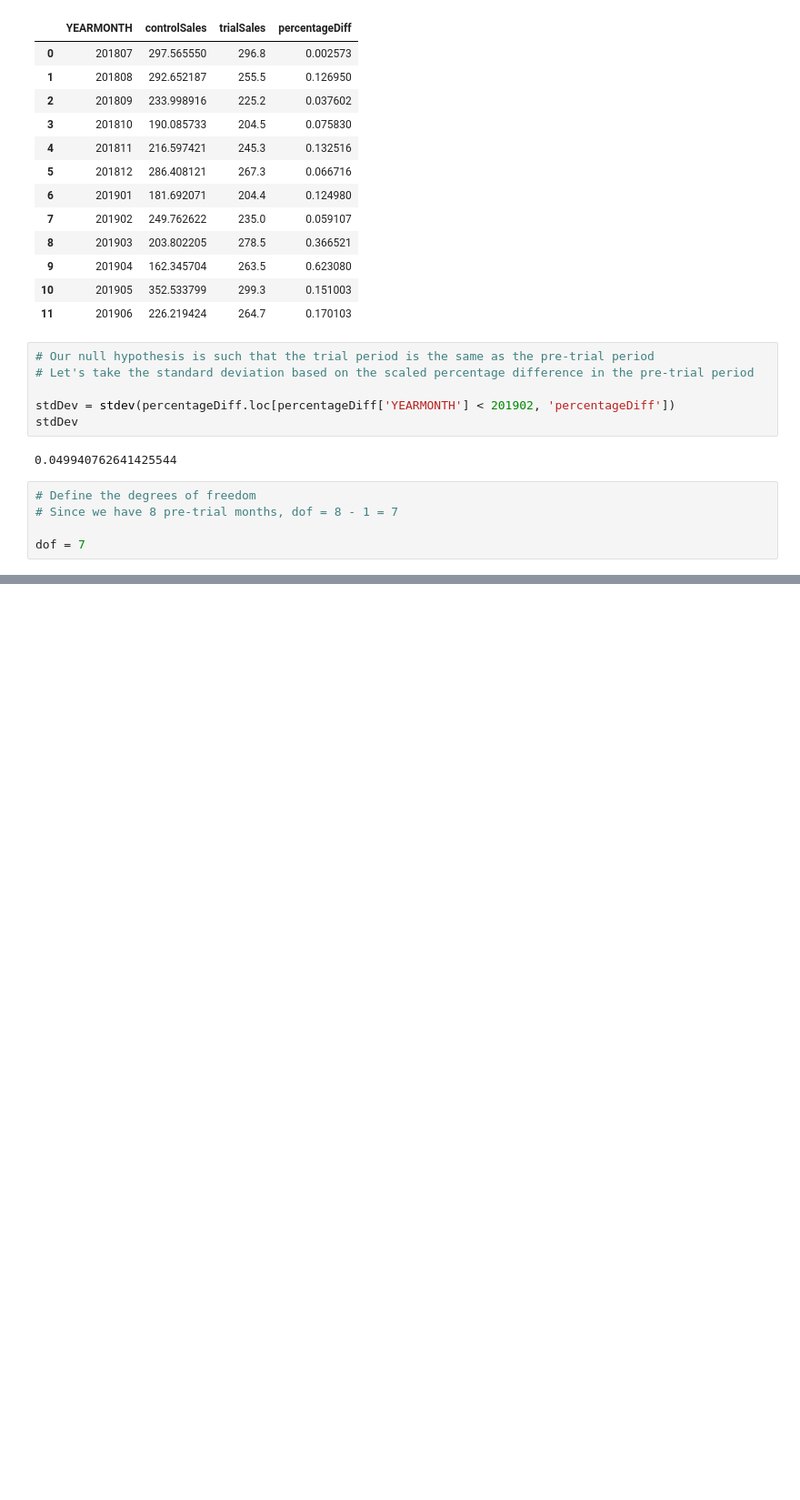
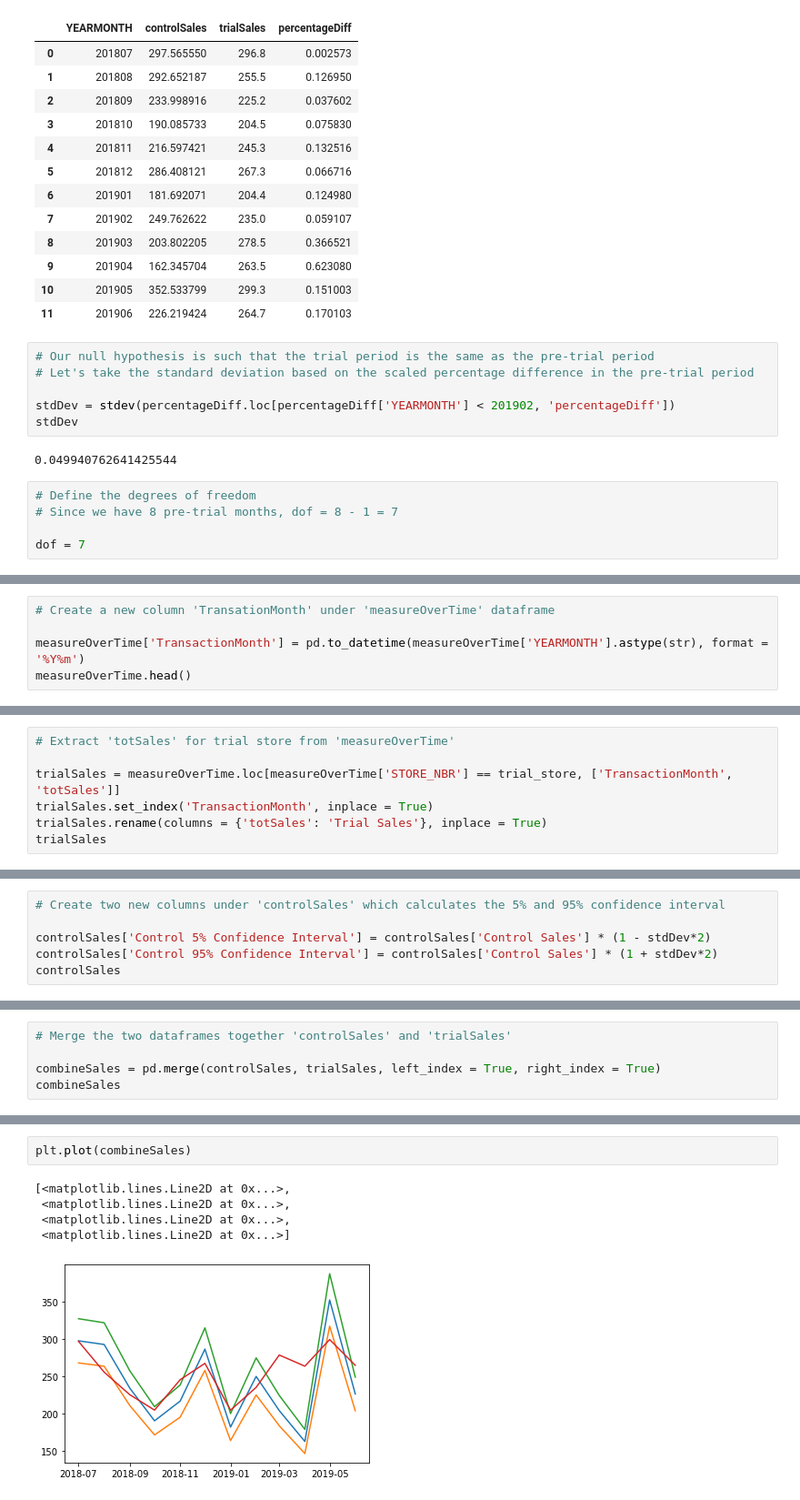
Before and after one commit to Johnson-a-hash/quantium-virtual-program, a Jupyter notebook: Quantium Module 2.ipynb, the cells around one changed output, grey strips where cells are left out. Shown: that part at 91% size. Drawn from its saved outputs; the diff is of its cells as text; blank space fills up the shorter version.

```diff
--- a/Quantium Module 2.ipynb
+++ b/Quantium Module 2.ipynb
@@ -774,0 +868,5 @@ dof = 7
+# %%
+# Create a new column 'TransationMonth' under 'measureOverTime' dataframe
+
+measureOverTime['TransactionMonth'] = pd.to_datetime(measureOverTime['YEARMONTH'].astype(str), format = '%Y%m')
+measureOverTime.head()
@@ -774,0 +880,7 @@ dof = 7
+# %%
+# Extract 'totSales' for trial store from 'measureOverTime'
+
+trialSales = measureOverTime.loc[measureOverTime['STORE_NBR'] == trial_store, ['TransactionMonth', 'totSales']]
+trialSales.set_index('TransactionMonth', inplace = True)
+trialSales.rename(columns = {'totSales': 'Trial Sales'}, inplace = True)
+trialSales
@@ -774,0 +902,6 @@ dof = 7
+# %%
+# Create two new columns under 'controlSales' which calculates the 5% and 95% confidence interval
+
+controlSales['Control 5% Confidence Interval'] = controlSales['Control Sales'] * (1 - stdDev*2)
+controlSales['Control 95% Confidence Interval'] = controlSales['Control Sales'] * (1 + stdDev*2)
+controlSales
@@ -774,0 +923,5 @@ dof = 7
+# %%
+# Merge the two dataframes together 'controlSales' and 'trialSales'
+
+combineSales = pd.merge(controlSales, trialSales, left_index = True, right_index = True)
+combineSales
@@ -774,0 +943,8 @@ dof = 7
+# %%
+plt.plot(combineSales)
+# %% [output]
+[<matplotlib.lines.Line2D at 0x...>,
+ <matplotlib.lines.Line2D at 0x...>,
+ <matplotlib.lines.Line2D at 0x...>,
+ <matplotlib.lines.Line2D at 0x...>]
+[figure, added]
```
Also changed, not shown: parts of 13 cells of this notebook.
